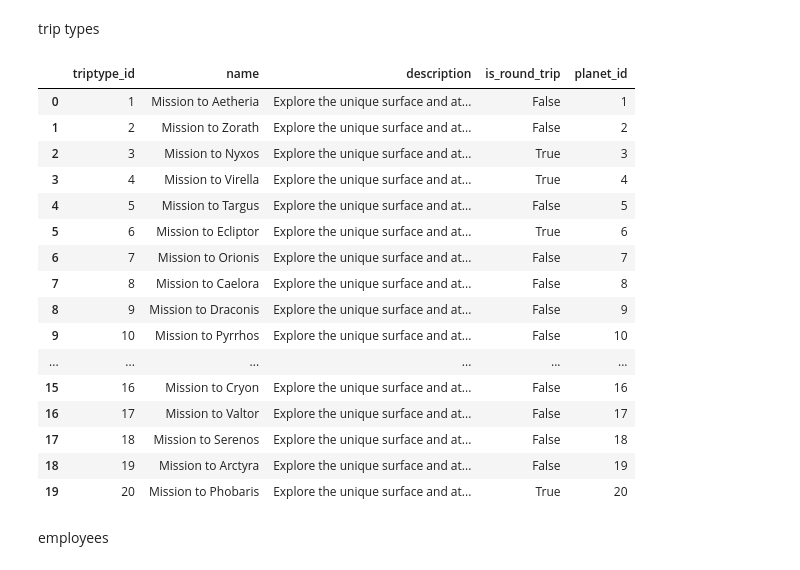
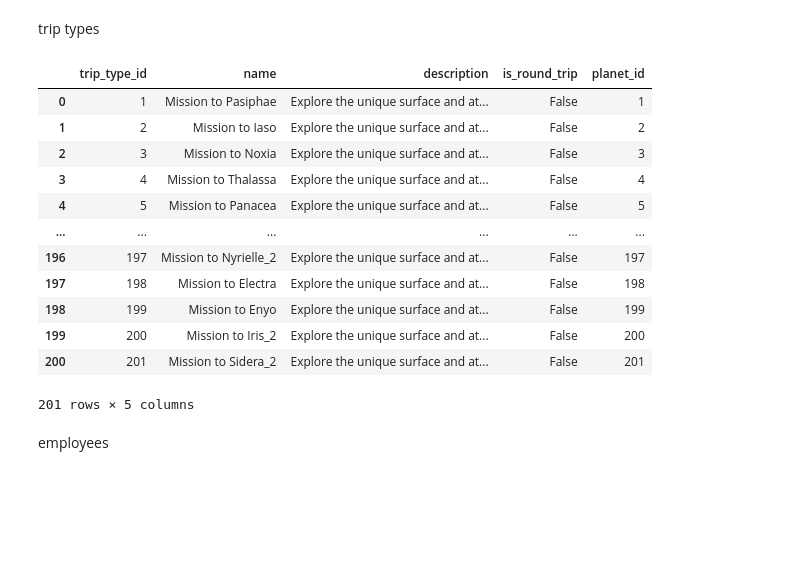
Before and after one commit to werojskz/space_database, a Jupyter notebook: data_creation.ipynb, the cells around one changed output. Saved outputs shown, nothing was run; the diff lists cells and outputs as text; code cells hidden in the pictures; blank space fills up the shorter version.

Commit message:
w pełni działający kod z ruchem orbitalnym

```diff
--- a/data_creation.ipynb
+++ b/data_creation.ipynb
@@ -89,12 +31,9 @@ import numpy as np
 from collections import defaultdict
 import csv
 
-random.seed(42)
-np.random.seed(42)
-
 # Nazwy galaktyk
 
-with open('galaxies.csv', newline='', encoding='utf-8') as csvfile:
+with open('galaxies_example_names.csv', newline='', encoding='utf-8') as csvfile:
     reader = csv.reader(csvfile)
     next(reader)  # pomija nagłówek
     galaxies_example = [row[0] for row in reader]
@@ -107,14 +46,14 @@ galaxy_names = random.sample(galaxies_example, num_to_select)
 
 # Nazwy systemów (bogowie, łacina, mitologia)
 
-with open('systems.csv', newline='', encoding='utf-8') as csvfile:
+with open('systems_example_names.csv', newline='', encoding='utf-8') as csvfile:
     reader = csv.reader(csvfile)
     next(reader)  # pomija nagłówek
     system_names  = [row[0] for row in reader]
 
 
 # Nazwy planet (mitologiczne, łacińskie)
-with open('planets.csv', newline='', encoding='utf-8') as csvfile:
+with open('planets_example_names.csv', newline='', encoding='utf-8') as csvfile:
     reader = csv.reader(csvfile)
     next(reader)  # pomija nagłówek
     planet_names  = [row[0] for row in reader]
@@ -209,9 +148,9 @@ for system in systems:
             "system_id": system_id,
             "orbit_period_days": orbit_period_days,
             "special_features": ",".join(features),
-            "x0_coord": x0,
-            "y0_coord": y0,
-            "z0_coord": z0
+            "day0_x_coord": x0,
+            "day0_y_coord": y0,
+            "day0_z_coord": z0
         })
         planet_id_counter += 1
 
@@ -230,9 +169,9 @@ print(df_systems.head(), "\n")
 print("Planets:")
 print(df_planets.head(), "\n")
 
-# # Eksport (opcjonalny)
-# df_galaxies.to_csv("galaxies_from_diagram.csv", index=False)
-# df_systems.to_csv("planetary_systems_from_diagram.csv", index=False)
-# df_planets.to_csv("planets_from_diagram.csv", index=False)
+# Eksport (opcjonalny)
+df_galaxies.to_csv("galaxy_final.csv", index=False)
+df_systems.to_csv("planetary_system_final.csv", index=False)
+df_planets.to_csv("planet_final.csv", index=False)
 # %% [output]
 Galaxies:
@@ -313,48 +252,46 @@ import pandas as pd
 # Zakładam, że df_planets już istnieje (jeśli nie, trzeba go wcześniej załadować z CSV)
 
 # Step 1: Generate a trip type for each planet
-trip_types = []
+trip_type = []
 
 for i, row in df_planets.iterrows():
-    distance_from_origin = math.sqrt(row["x_coord"]**2 + row["y_coord"]**2 + row["z_coord"]**2)
-    is_round_trip = distance_from_origin < 900  # one-way if far from (0,0,0)
+    distance_from_sun = math.sqrt(row["day0_x_coord"]**2 + row["day0_y_coord"]**2 + row["day0_z_coord"]**2)
+    is_round_trip = distance_from_sun < 900  # one-way if far from (0,0,0)
 
-    trip_types.append({
-        "triptype_id": i + 1,
+    trip_type.append({
+        "trip_type_id": i + 1,
         "name": f"Mission to {row['planet']}",
-        #"coordinates": f"X:{row['x_coord']}, Y:{row['y_coord']}, Z:{row['z_coord']}",
+        "coordinates": f"X:{row['day0_x_coord']}, Y:{row['day0_y_coord']}, Z:{row['day0_z_coord']}",
         "description": f"Explore the unique surface and atmosphere of planet {row['planet']}.",
         "is_round_trip": is_round_trip,
-        "planet_id": row["planet_id"]
+        "planet_id": row["planet_id"],
+        "orbital_period_days":row["orbit_period_days"]
     })
 
 # Convert to DataFrame and save
-df_trip_types = pd.DataFrame(trip_types)
+df_trip_type = pd.DataFrame(trip_type)
+df_trip_type_final = df_trip_type.drop(columns=["orbital_period_days", "coordinates"])
 
 # Zmień ścieżkę na swoją lokalną, np. na Pulpit
-#df_trip_types.to_csv("trip_types_linked_to_planets.csv", index=False)
+df_trip_type_final.to_csv("trip_type_final.csv", index=False)
 
 # Show previe
 # %%
-df_trip_types
+df_trip_type_final
 # %% [output]
-|  | triptype_id | name | description | is_round_trip | planet_id |
-| 0 | 1 | Mission to Aetheria | Explore the unique surface and at... | False | 1 |
-| 1 | 2 | Mission to Zorath | Explore the unique surface and at... | False | 2 |
-| 2 | 3 | Mission to Nyxos | Explore the unique surface and at... | True | 3 |
-| 3 | 4 | Mission to Virella | Explore the unique surface and at... | True | 4 |
-| 4 | 5 | Mission to Targus | Explore the unique surface and at... | False | 5 |
-| 5 | 6 | Mission to Ecliptor | Explore the unique surface and at... | True | 6 |
-| 6 | 7 | Mission to Orionis | Explore the unique surface and at... | False | 7 |
-| 7 | 8 | Mission to Caelora | Explore the unique surface and at... | False | 8 |
-| 8 | 9 | Mission to Draconis | Explore the unique surface and at... | False | 9 |
-| 9 | 10 | Mission to Pyrrhos | Explore the unique surface and at... | False | 10 |
+|  | trip_type_id | name | description | is_round_trip | planet_id |
+| 0 | 1 | Mission to Pasiphae | Explore the unique surface and at... | False | 1 |
+| 1 | 2 | Mission to Iaso | Explore the unique surface and at... | False | 2 |
+| 2 | 3 | Mission to Noxia | Explore the unique surface and at... | False | 3 |
+| 3 | 4 | Mission to Thalassa | Explore the unique surface and at... | False | 4 |
+| 4 | 5 | Mission to Panacea | Explore the unique surface and at... | False | 5 |
 | ... | ... | ... | ... | ... | ... |
-| 15 | 16 | Mission to Cryon | Explore the unique surface and at... | False | 16 |
-| 16 | 17 | Mission to Valtor | Explore the unique surface and at... | False | 17 |
-| 17 | 18 | Mission to Serenos | Explore the unique surface and at... | False | 18 |
-| 18 | 19 | Mission to Arctyra | Explore the unique surface and at... | False | 19 |
-| 19 | 20 | Mission to Phobaris | Explore the unique surface and at... | True | 20 |
+| 196 | 197 | Mission to Nyrielle_2 | Explore the unique surface and at... | False | 197 |
+| 197 | 198 | Mission to Electra | Explore the unique surface and at... | False | 198 |
+| 198 | 199 | Mission to Enyo | Explore the unique surface and at... | False | 199 |
+| 199 | 200 | Mission to Iris_2 | Explore the unique surface and at... | False | 200 |
+| 200 | 201 | Mission to Sidera_2 | Explore the unique surface and at... | False | 201 |
+201 rows × 5 columns
 # %% [markdown]
 employees
 # %%
```
Also changed, not shown: parts of 24 cells of this notebook, 30 other files.
